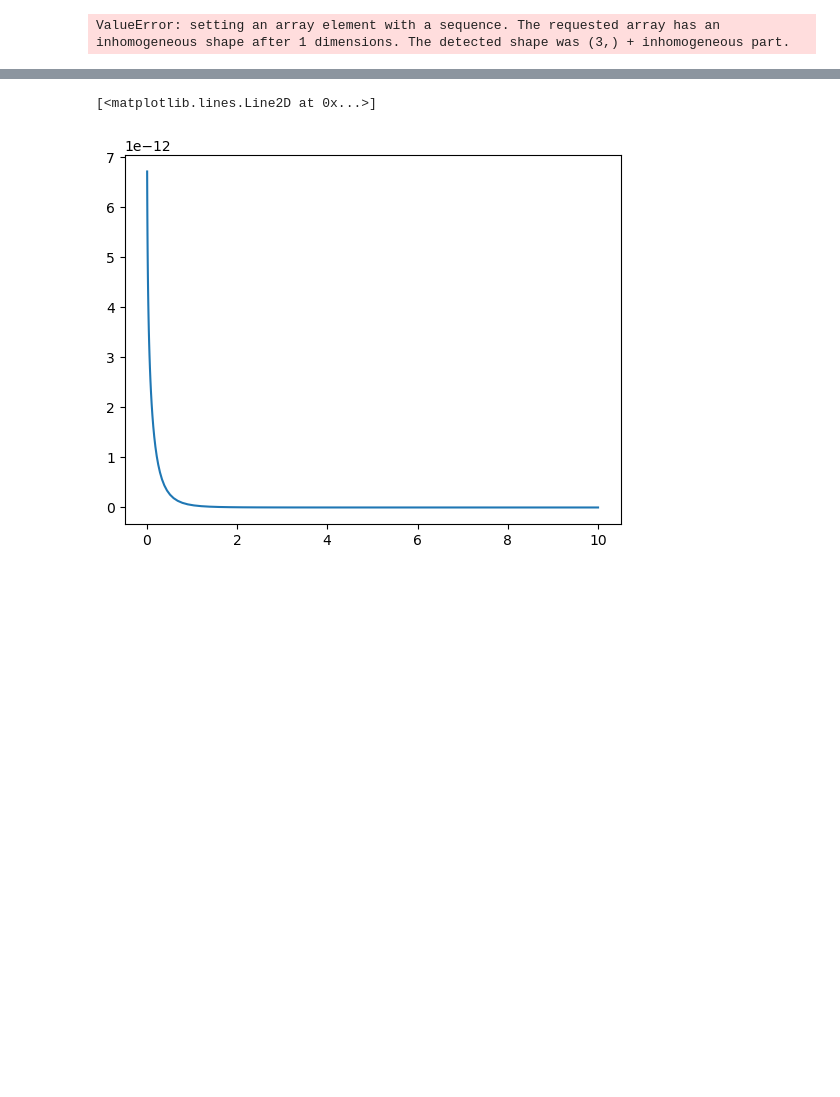
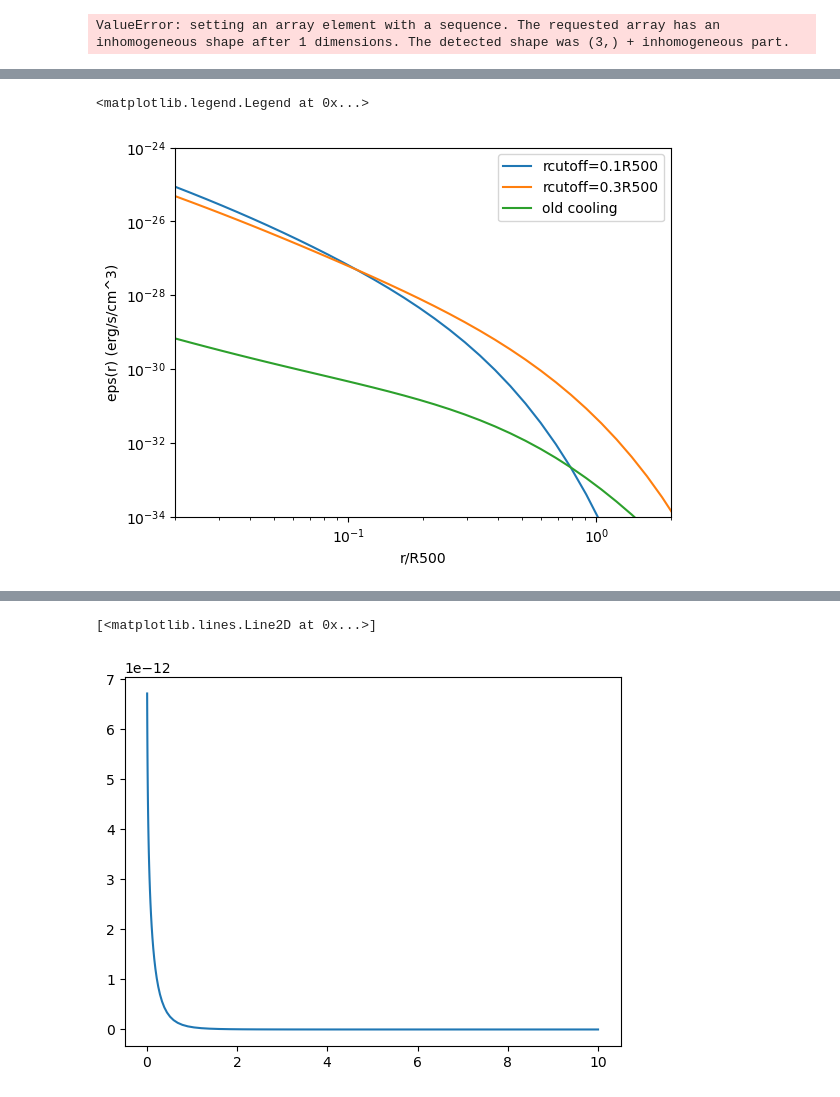
Before and after one commit to eleanorstuart/thermo-idm, a Jupyter notebook: Iqbal_AGN_heating.ipynb, the cells around one changed output, grey strips where cells are left out. Cells and saved outputs as stored; diff of their text form; code cells hidden in the pictures; blank space fills up the shorter version.

```diff
--- a/Iqbal_AGN_heating.ipynb
+++ b/Iqbal_AGN_heating.ipynb
@@ -201,7 +201,5 @@ radiative_cooling_rate(
 ValueError: setting an array element with a sequence. The requested array has an inhomogeneous shape after 1 dimensions. The detected shape was (3,) + inhomogeneous part.
 # %%
 from equilibrium_functions import radiative_cooling_rate
-radiative_cooling_rate(
-        (iq.T_g(rs.value, measurements),
-        measurements,
-        n_e)/measurements.volume).to(u.erg/u.s * u.cm**-3)
+old_cooling = ((radiative_cooling_rate(
+        iq.T_g(rs.value, measurements), measurements, n_e))/measurements.volume).to(u.erg/u.s * u.cm**-3)
@@ -210,3 +243,17 @@ ValueError: setting an array element with a sequence. The requested array has an
+# %%
+x_vals=np.logspace(-2, 1)
+rs=x_vals*R500
+plt.loglog(x_vals, eps_01, label='rcutoff=0.1R500')
+plt.loglog(x_vals, eps_03, label='rcutoff=0.3R500')
+plt.loglog(x_vals, old_cooling, label='old cooling')
+plt.xlabel('r/R500')
+plt.ylabel('eps(r) (erg/s/cm^3)')
+plt.xlim(2*1e-2, 2*1e0)
+plt.ylim(1e-34, 1e-24)
+plt.legend()
+# %% [output]
+<matplotlib.legend.Legend at 0x...>
+[figure, added]
 # %%
 plt.plot(rs, iq.dP_dr(rs, measurements), label="from approx_fprime")
 plt.plot(rs,np.gradient(iq.Pg(rs/measurements.R500, measurements), rs), label="from np gradient" )
```
Also changed, not shown: parts of 10 cells of this notebook, 8 other files.
